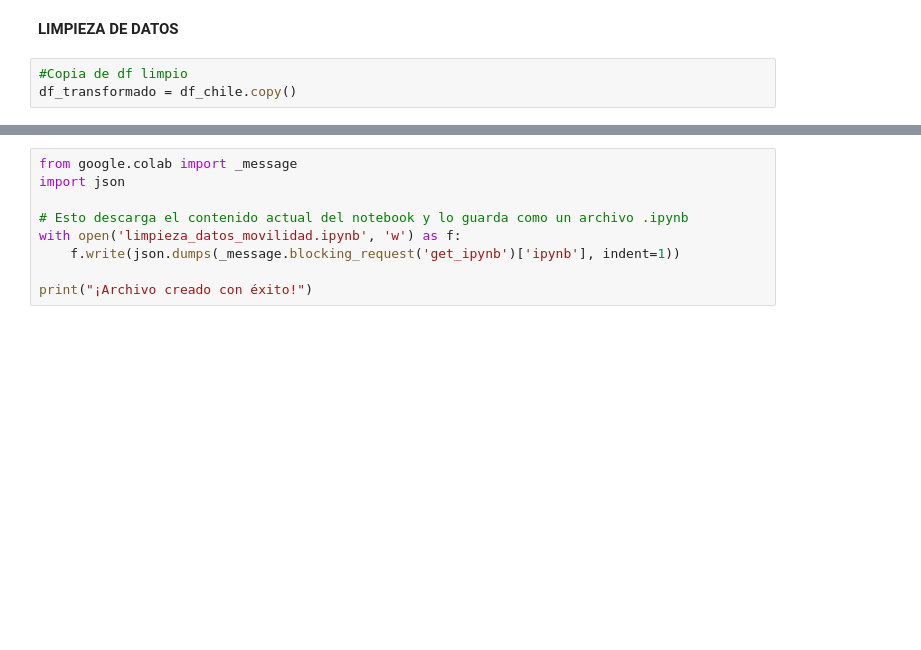
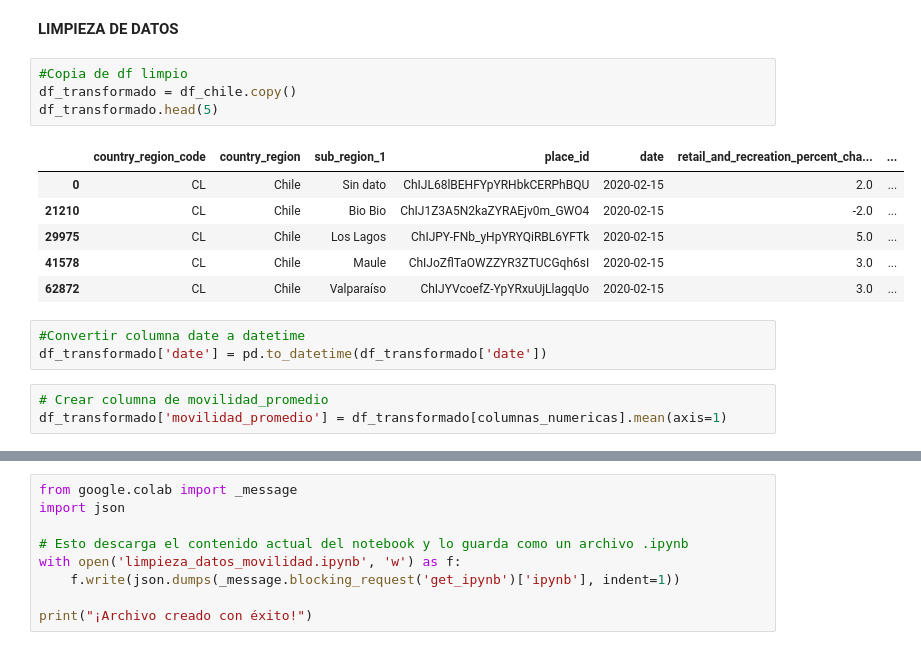
Before and after one commit to mipaillafil/Proyecto_Movilidad_Cortes_Marchesse_Paillafil, a Jupyter notebook: limpieza_datos_movilidad.ipynb, the cells around one changed output, grey strips where cells are left out. Saved outputs shown, nothing was run; the diff lists cells and outputs as text; blank space fills up the shorter version.

```diff
--- a/limpieza_datos_movilidad.ipynb
+++ b/limpieza_datos_movilidad.ipynb
@@ -217,3 +204,17 @@ None
 # %%
 #Copia de df limpio
 df_transformado = df_chile.copy()
+df_transformado.head(5)
+# %% [output]
+|  | country_region_code | country_region | sub_region_1 | place_id | date | retail_and_recreation_percent_cha... | ... |
+| 0 | CL | Chile | Sin dato | ChIJL68lBEHFYpYRHbkCERPhBQU | 2020-02-15 | 2.0 | ... |
+| 21210 | CL | Chile | Bio Bio | ChIJ1Z3A5N2kaZYRAEjv0m_GWO4 | 2020-02-15 | -2.0 | ... |
+| 29975 | CL | Chile | Los Lagos | ChIJPY-FNb_yHpYRYQiRBL6YFTk | 2020-02-15 | 5.0 | ... |
+| 41578 | CL | Chile | Maule | ChIJoZflTaOWZZYR3ZTUCGqh6sI | 2020-02-15 | 3.0 | ... |
+| 62872 | CL | Chile | Valparaíso | ChIJYVcoefZ-YpYRxuUjLlagqUo | 2020-02-15 | 3.0 | ... |
+# %%
+#Convertir columna date a datetime
+df_transformado['date'] = pd.to_datetime(df_transformado['date'])
+# %%
+# Crear columna de movilidad_promedio
+df_transformado['movilidad_promedio'] = df_transformado[columnas_numericas].mean(axis=1)
```
Also changed, not shown: parts of 7 cells of this notebook.
